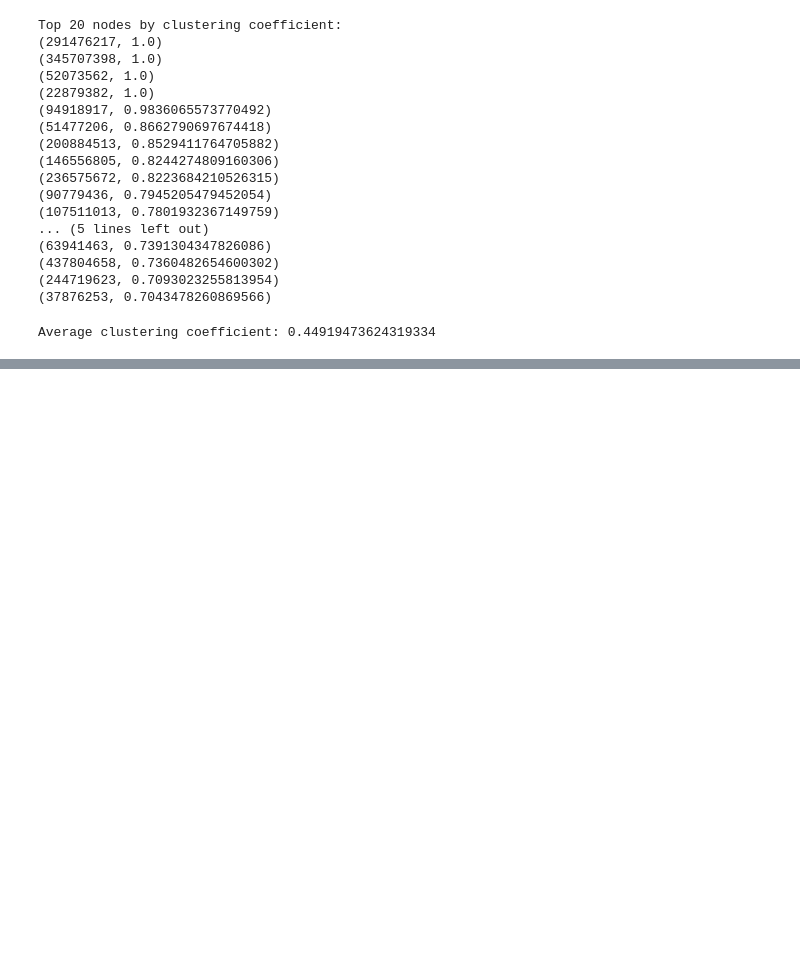
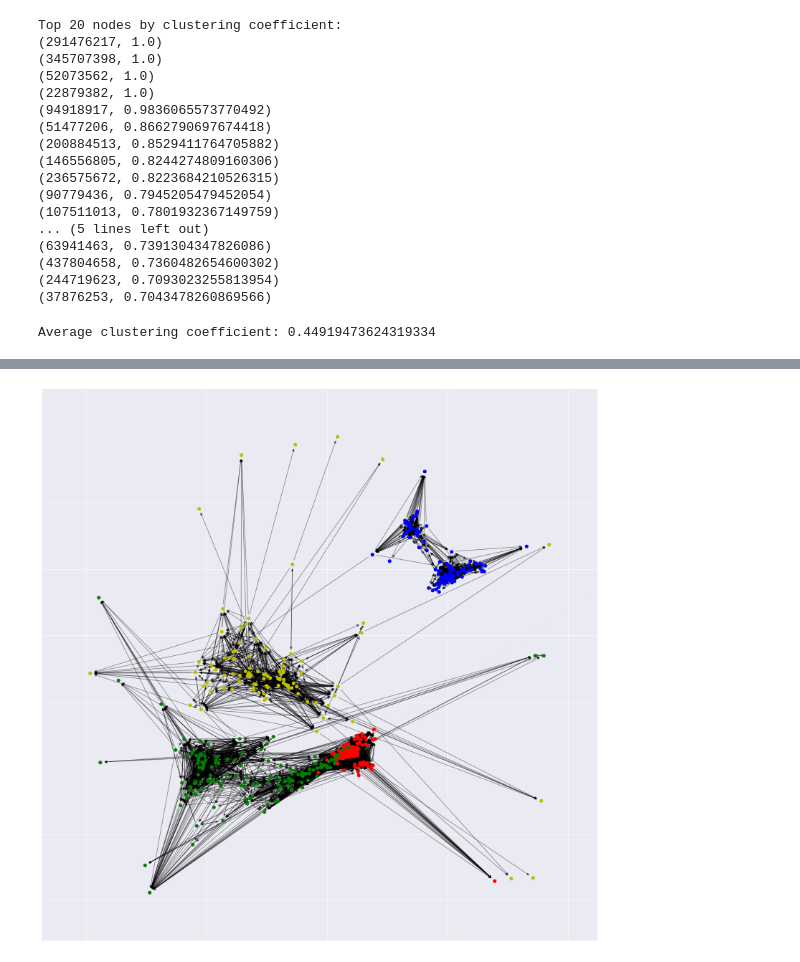
Before and after one commit to benymaxparsa/SNAP-Twitter-Data-Mining, a Jupyter notebook: Codes.ipynb, the cells around one changed output, grey strips where cells are left out. Drawn from its saved outputs; the diff is of its cells as text; code cells hidden in the pictures; blank space fills up the shorter version.

```diff
--- a/Codes.ipynb
+++ b/Codes.ipynb
@@ -250,0 +276,7 @@ NetworkXError: Graph is not strongly connected.
+# %%
+modularity_dict = {}
+for i,c in enumerate(communities):
+    for name in c:
+        modularity_dict[name] = i
+
+nx.set_node_attributes(subgraph, modularity_dict, 'modularity')
@@ -250,0 +289,11 @@ NetworkXError: Graph is not strongly connected.
+# %%
+# draw nodes and edges separately to allow for edge customisation
+plt.figure(figsize=(20, 20))
+pos = nx.spring_layout(subgraph)
+for i, c in enumerate(node_classes):
+    nx.draw_networkx_nodes(subgraph, pos, [n for n in subgraph.nodes() if subgraph.nodes[n]['modularity'] == c],
+                           node_size=40, node_color=colors[i])
+nx.draw_networkx_edges(subgraph, pos, alpha=0.5)
+plt.show()
+# %% [output]
+[figure, added]
```
Also changed, not shown: parts of 23 cells of this notebook, 4 other files.
